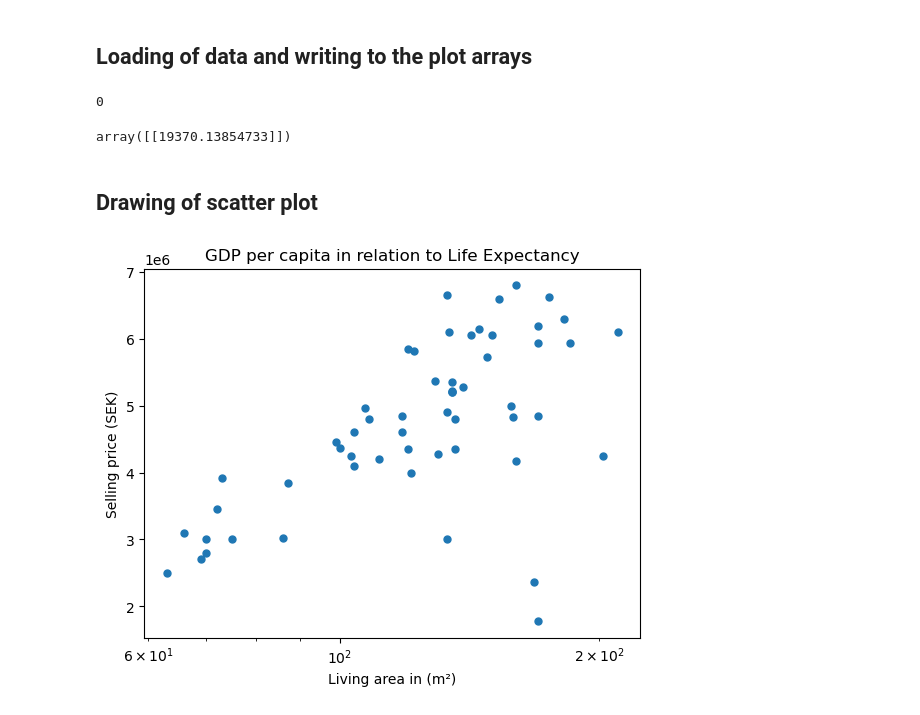
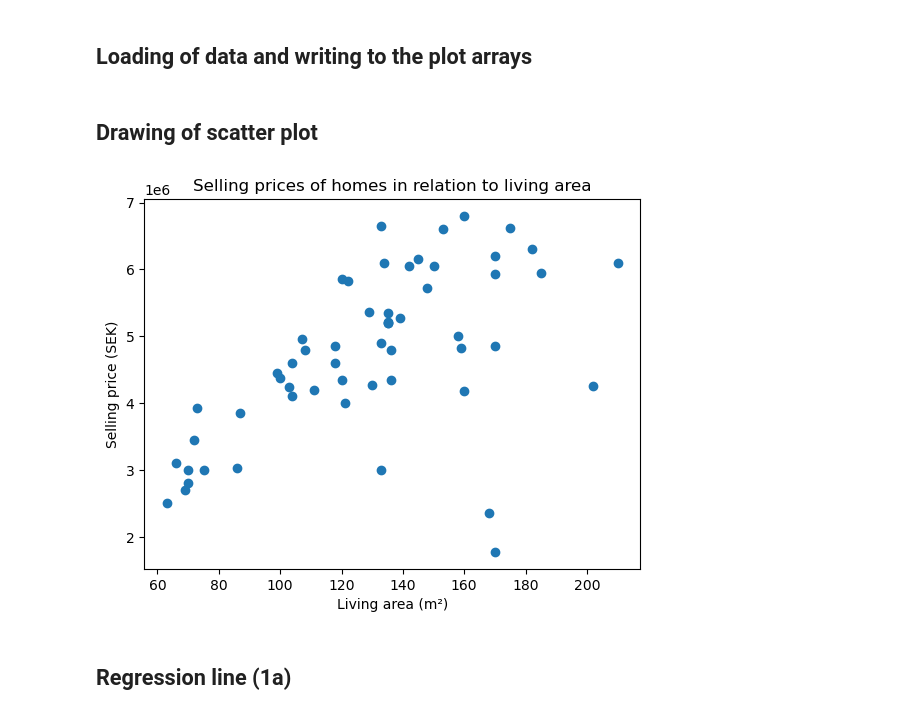
Before and after one commit to Cronvall/DAT405, a Jupyter notebook: W2/problem_1/solution_1.ipynb, the cells around one changed output. Drawn from its saved outputs; the diff is of its cells as text; code cells hidden in the pictures.

```diff
--- a/W2/problem_1/solution_1.ipynb
+++ b/W2/problem_1/solution_1.ipynb
@@ -7,34 +9,28 @@ from sklearn.linear_model import LinearRegression
 ## Loading of data and writing to the plot arrays
 # %%
 hemnet_data = pd.read_csv("data_assignment2.csv")
+
+# Initalize numpy arrays
 x_vals = np.array([])
 y_vals = np.array([])
-invalid_inputs = 0
 for i, row in hemnet_data.iterrows():
+    # If there exists both a living area and selling price value append to numpy arrays
     if row['Selling_price'] != None and row['Living_area'] != None:
         x_vals = np.append(x_vals,row['Living_area'])
         y_vals = np.append(y_vals,row['Selling_price'])
-    else:
-        invalid_inputs = invalid_inputs +1
-# %%
-invalid_inputs
-# %% [output]
-0
-# %%
-model.coef_
-# %% [output]
-array([[19370.13854733]])
 # %% [markdown]
 ## Drawing of scatter plot
 # %%
-    plt.scatter(x_vals, y_vals, s= 25)
-    plt.title("GDP per capita in relation to Life Expectancy")
-    plt.xscale('log')
-    plt.xlabel("Living area in (m\u00b2)")
-    plt.ylabel("Selling price (SEK)")
-    plt.show()
+# Draw the scatter plot to get a visual understanding of the dataset
+plt.scatter(x_vals, y_vals)
+plt.title("Selling prices of homes in relation to living area")
+plt.xlabel("Living area (m\u00b2)")
+plt.ylabel("Selling price (SEK)")
+plt.show()
 # %% [output]
-[figure, old version]
+[figure, new version]
+# %% [markdown]
+## Regression line (1a)
 # %%
 # Turn x_vals & y_vals into 2D arrays
 x_vals= x_vals.reshape(-1, 1)
```
Also changed, not shown: parts of 27 cells of this notebook, 1 other file.
